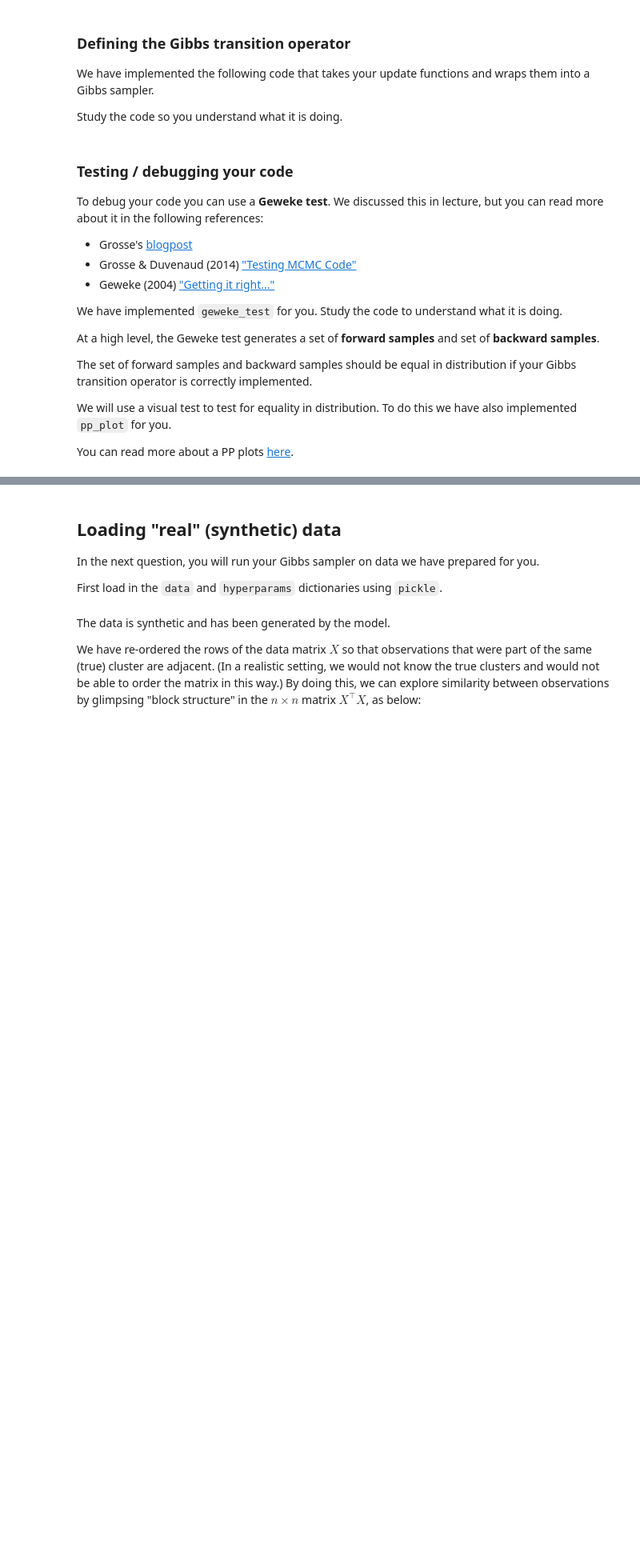
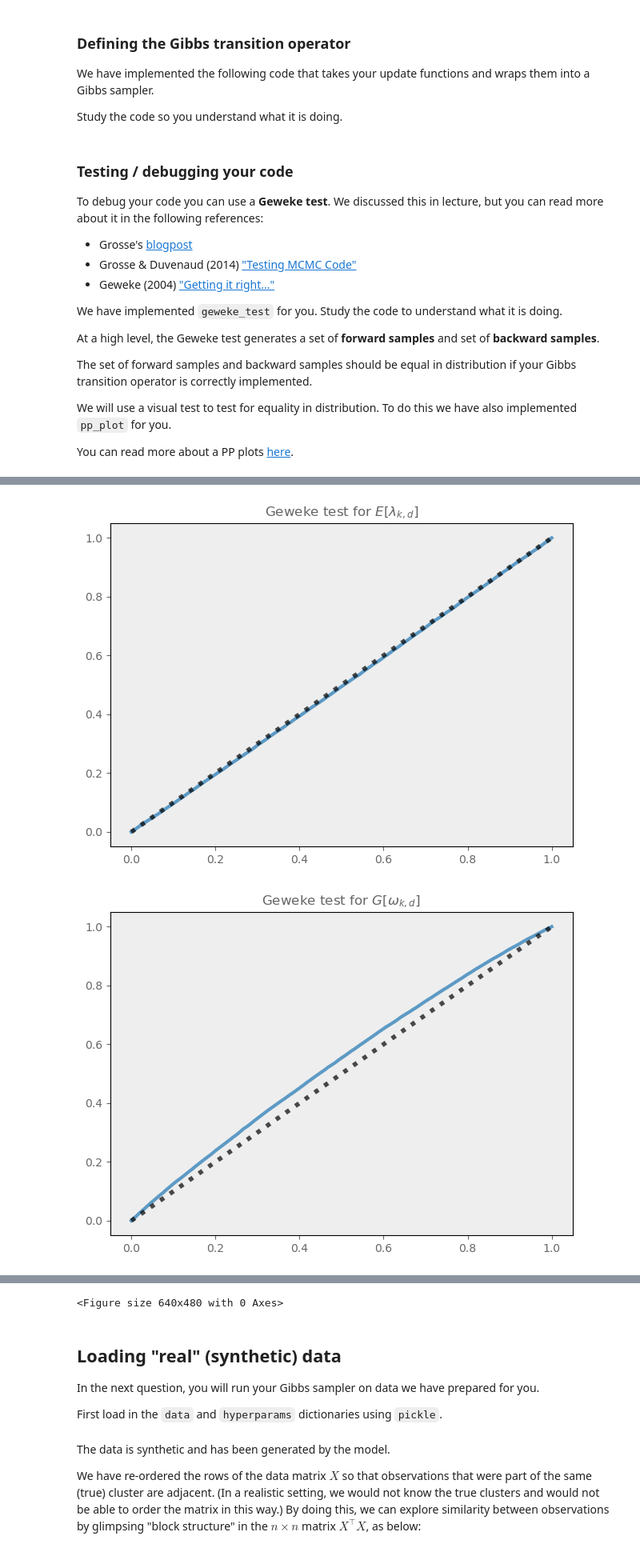
Before and after one commit to dx-li/stat_348_2024, a Jupyter notebook: assignments/hw5/hw5.ipynb, the cells around one changed output, grey strips where cells are left out. Shown at 80% size. Drawn from its saved outputs; the diff is of its cells as text; code cells hidden in the pictures; blank space fills up the shorter version.

```diff
--- a/assignments/hw5/hw5.ipynb
+++ b/assignments/hw5/hw5.ipynb
@@ -206,7 +220,12 @@ def update_omega_KD(state, data, hyperparams):
     Returns:
         state (dict): dictionary of latent variables
     """
-    # Your code here
+    a0, b0, = [hyperparams[key] for key in ['a0', 'b0',]]
+    B_ND = state['B_ND']
+    zeta_NK = state['zeta_NK']
+    omega_KD = np.zeros_like(state['omega_KD'])
+    omega_KD = rn.beta(a0 +  zeta_NK.T @ B_ND, b0 + zeta_NK.T @ (1 - B_ND))
+    state['omega_KD'] = omega_KD
     return state
 
 def update_lambd_KD(state, data, hyperparams):
@@ -223,7 +242,19 @@ def update_lambd_KD(state, data, hyperparams):
     Returns:
         state (dict): dictionary of latent variables
     """
-    # Your code here
+    e0, f0 = hyperparams['e0'], hyperparams['f0']
+    X_ND = data['X_ND']
+    B_ND = state['B_ND']
+    zeta_NK = state['zeta_NK']
+
+    active_X_ND = X_ND * B_ND
+
+    s_KD = np.dot(zeta_NK.T, active_X_ND)
+
+    t_KD = np.dot(zeta_NK.T, B_ND)
+
+    state['lambd_KD'] = rn.gamma(e0 + s_KD, 1.0 / (f0 + t_KD))
+
     return state
 # %% [markdown]
 ## Question 3: Complete conditionals [Math] (15pts)
@@ -546,33 +639,36 @@ ___
 # %%
 # You can/should use small n, D, K for the purposes of testing to speed up the code
 # Theoretically, your code should pass the Geweke test for any setting of hyperparams.
-n = 10
+n = 5
 D = 4
 K = 3
 hyperparams = {'a0': 2.0,
                'b0': 2.0,
                'e0': 2.0,
                'f0': 1.0,
                'alpha_K': np.ones(2)}
 
 forward_samples, backward_samples = geweke_test(n=n,
                                                 D=D,
                                                 hyperparams=hyperparams,
                                                 n_samples=100000,
                                                 n_burnin=10000,
                                                 n_thin=5)
 
 # Compare the arithmetic mean of the lambd_KD parameters across samples
 arr1 = [state['lambd_KD'].mean() for state in forward_samples]
 arr2 = [state['lambd_KD'].mean() for state in backward_samples]
 pp_plot(arr1, arr2, 'Geweke test for $E[\lambda_{k,d}]$')
 
 # Compare the geometric mean of the omega_KD parameters across samples
 arr1 = [np.exp(np.mean(np.log(state['omega_KD']))) for state in forward_samples]
 arr2 = [np.exp(np.mean(np.log(state['omega_KD']))) for state in backward_samples]
 pp_plot(arr1, arr2, 'Geweke test for $G[\omega_{k,d}]$')
 
 # Compare the entropy of the pi vector across samples
 arr1 = [st.entropy(state['pi_K']) for state in forward_samples]
 arr2 = [st.entropy(state['pi_K']) for state in backward_samples]
 pp_plot(arr1, arr2, 'Geweke test for $H[\pi]$')
+# %% [output]
+[figure, added]
+[figure, added]
@@ -579,3 +676,4 @@ pp_plot(arr1, arr2, 'Geweke test for $H[\pi]$')
+<Figure size 640x480 with 0 Axes>
 # %% [markdown]
 ## Loading "real" (synthetic) data
 
```
Also changed, not shown: parts of 13 cells of this notebook.
